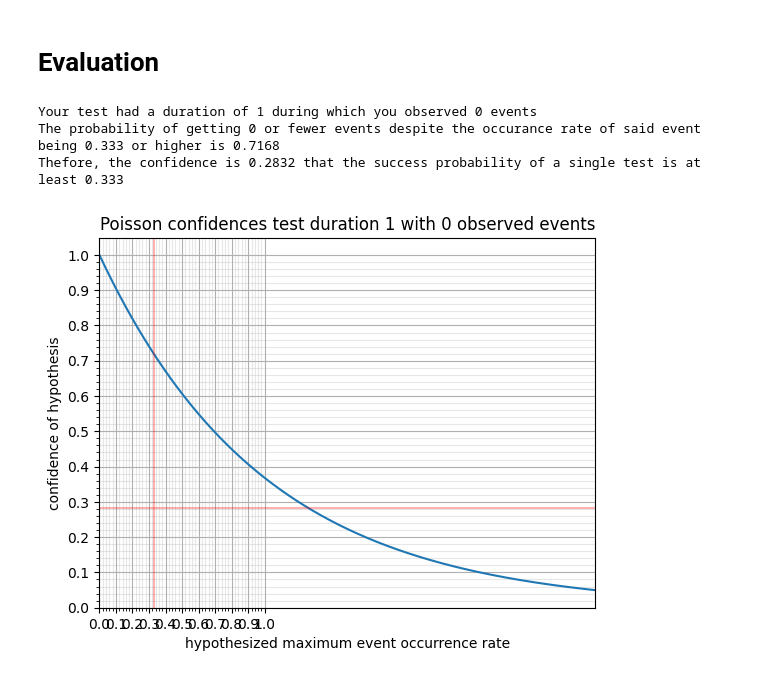
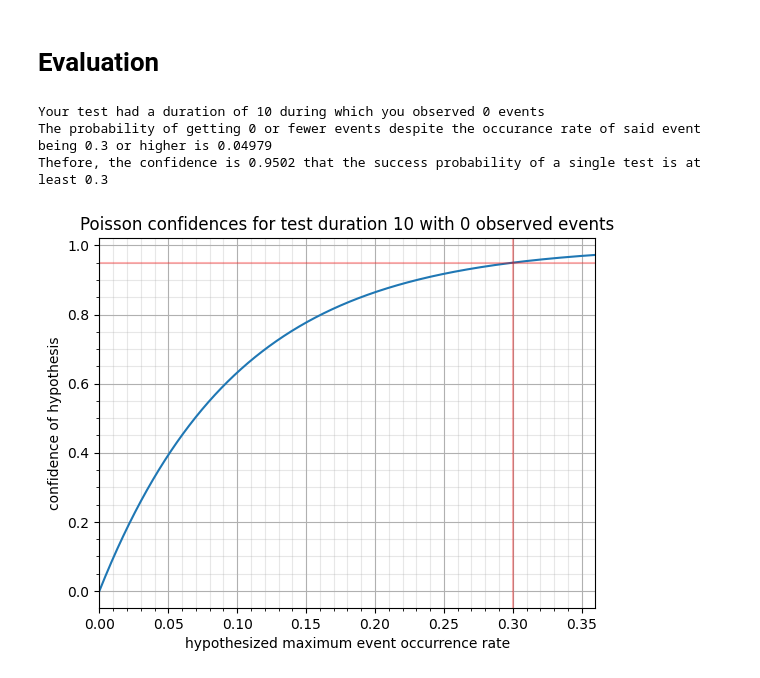
Before and after one commit to georg-rempfer/jupyter-lite, a Jupyter notebook: content/poisson_process/poisson_confidence.ipynb, the cells around one changed output. Drawn from its saved outputs; the diff is of its cells as text; code cells hidden in the pictures.

Commit message:
OPGITOOL-5823 Finished Poisson confidence.

```diff
--- a/content/poisson_process/poisson_confidence.ipynb
+++ b/content/poisson_process/poisson_confidence.ipynb
@@ -15,9 +13,9 @@ __Note__
 # %% [markdown]
 # Parameters
 # %%
-test_duration = 1 #measure of how long the test was run [km, hours, ...]
+test_duration = 10 #measure of how long the test was run [km, hours, ...]
 n_events = 0 #number of events observed during test_duration
-r_hypothesis = 0.333 #hypothesized upper limit for occurence rate of the relevant event [#/km, #/hour, ...]
+r_hypothesis = 0.3 #hypothesized upper limit for occurence rate of the relevant event [#/km, #/hour, ...]
 
 round_to_digits = 4
 # %% [markdown]
@@ -30,49 +28,48 @@ import numpy as np
 mp.mp.dps = 50 #use 50 decimal digits precision in mpmath calculations
 
 def poisson_distr(n_events, r_event, test_duration):
-    return mp.power(mp.mpf(r_event*test_duration), n_events) / mp.fac(n_events) * mp.exp(-r_event*test_duration)
+    e = mp.mpf(float(r_event)) * mp.mpf(float(test_duration))
+    return mp.power(mp.mpf(e), n_events) / mp.fac(n_events) * mp.exp(-e)
 
 poisson_distr_vectorized = np.vectorize(poisson_distr) #create version of poisson distribution that can be evaluated for whole lists of inputs
 
 def poisson_confidence(n_events, r_hypothesis, test_duration):
-    return poisson_distr_vectorized(np.arange(0, n_events+1), r_hypothesis, test_duration).sum()
+    return 1-poisson_distr_vectorized(np.arange(0, n_events+1), r_hypothesis, test_duration).sum()
 
-null_hypothesis_confidence = poisson_confidence(n_events, r_hypothesis, test_duration)
-hypothesis_confidence = 1-null_hypothesis_confidence
+hypothesis_confidence = poisson_confidence(n_events, r_hypothesis, test_duration)
+null_hypothesis_confidence = 1-hypothesis_confidence
 
+hypothesis_confidence_rounded = mp.nstr(hypothesis_confidence, round_to_digits)
 null_hypothesis_confidence_rounded = mp.nstr(null_hypothesis_confidence, round_to_digits)
-hypothesis_confidence_rounded = mp.nstr(hypothesis_confidence, round_to_digits)
 
 print('Your test had a duration of {} during which you observed {} events'.format(test_duration, n_events))
 print('The probability of getting {} or fewer events despite the occurance rate of said event being {} or higher is {}'.format(n_events, r_hypothesis, null_hypothesis_confidence_rounded))
 print('Thefore, the confidence is {} that the success probability of a single test is at least {}'.format(hypothesis_confidence_rounded, r_hypothesis))
 # %% [output]
-Your test had a duration of 1 during which you observed 0 events
-The probability of getting 0 or fewer events despite the occurance rate of said event being 0.333 or higher is 0.7168
-Thefore, the confidence is 0.2832 that the success probability of a single test is at least 0.333
+Your test had a duration of 10 during which you observed 0 events
+The probability of getting 0 or fewer events despite the occurance rate of said event being 0.3 or higher is 0.04979
+Thefore, the confidence is 0.9502 that the success probability of a single test is at least 0.3
 # %%
 #create version of poisson confidence that can be evaluated for whole lists of hypothetical occurrence rates
 poisson_confidence_vectorized = np.vectorize(poisson_confidence)
 
-x = np.linspace(0, 3, 1001) #list of possible single trial success probabilities. increase the number of samples here if the plot needs it
+r_maxplot = max(r_hypothesis*1.2, max(1, n_events) / test_duration)
+x = np.linspace(0, r_maxplot, 1001) #list of possible single trial success probabilities. increase the number of samples here if the plot needs it
 C_x = poisson_confidence_vectorized(n_events, x, test_duration) #probabilities of each of these hypotheses
 
 #plot
 plt.plot(x, C_x)
 plt.axvline(r_hypothesis, 0, 1, color='red', alpha=0.3)
 plt.axhline(hypothesis_confidence, 0, 1, color='red', alpha=0.3)
 
-plt.gca().set_title('Poisson confidences test duration {} with {} observed events'.format(test_duration, n_events))
+plt.gca().set_title('Poisson confidences for test duration {} with {} observed events'.format(test_duration, n_events))
 plt.gca().set_xlabel('hypothesized maximum event occurrence rate')
 plt.gca().set_ylabel('confidence of hypothesis')
 plt.gca().tick_params(axis='x', which='minor', bottom=True)
-plt.gca().set_xticks(np.linspace(0, 1, 11), minor=False)
-plt.gca().set_xticks(np.linspace(0, 1, 51), minor=True)
-plt.gca().set_yticks(np.linspace(0, 1, 11), minor=False)
-plt.gca().set_yticks(np.linspace(0, 1, 51), minor=True)
+plt.gca().minorticks_on()
 plt.grid(which='major')
 plt.grid(which='minor', alpha=0.3);
 
-plt.gca().set_xlim([0, 3]); #change plot range here
+plt.gca().set_xlim([0, r_maxplot]); #change plot range here
 # %% [output]
-[figure, old version]
+[figure, new version]
```
Also changed, not shown: parts of 2 cells of this notebook.
